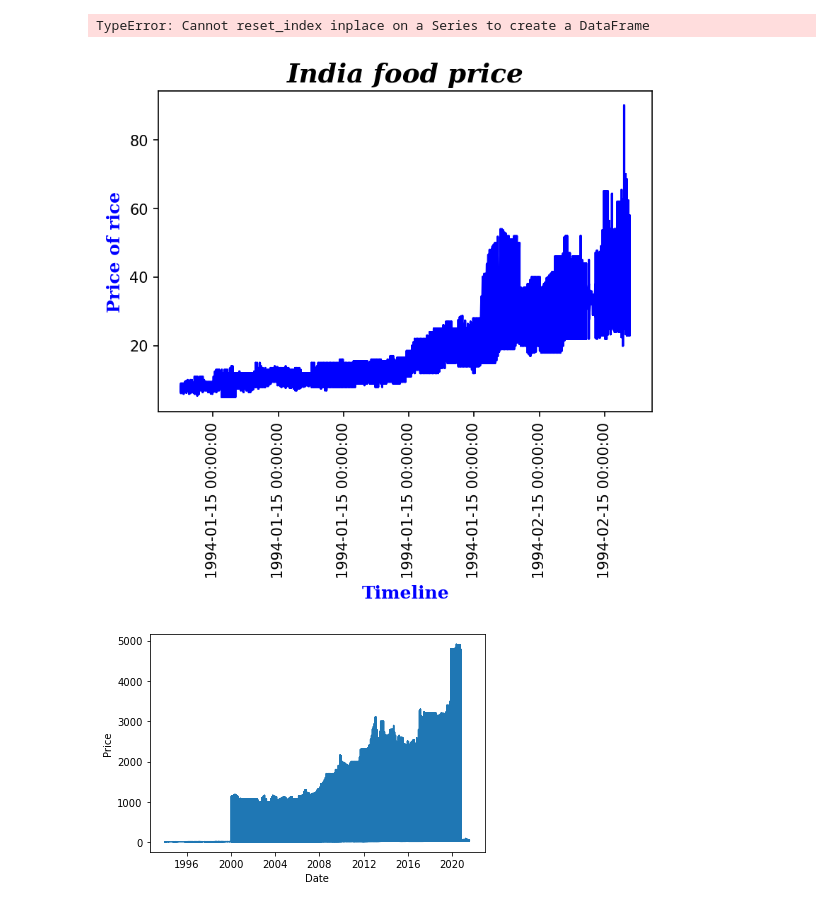
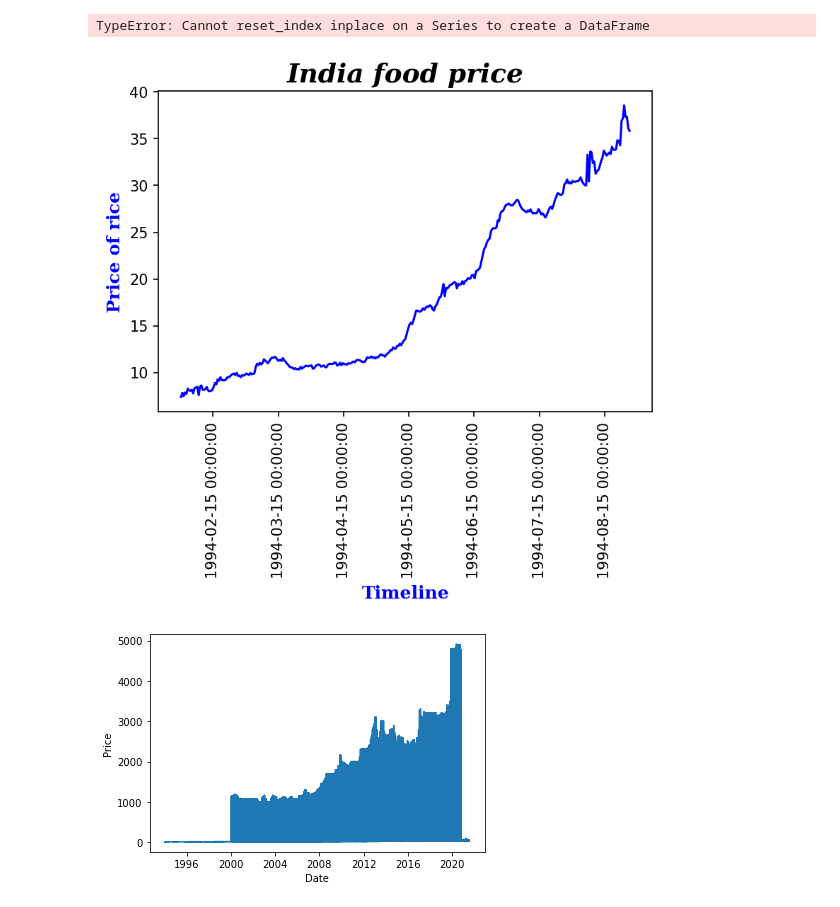
Before and after one commit to kumarnarun/Advanced_concepts_matplotlib, a Jupyter notebook: Matplotlib.ipynb, the cells around one changed output. Cells and saved outputs as stored; diff of their text form; code cells hidden in the pictures.

Commit message:
food_price

```diff
--- a/Matplotlib.ipynb
+++ b/Matplotlib.ipynb
@@ -155,17 +171,17 @@ TypeError: Cannot reset_index inplace on a Series to create a DataFrame
 # %%
 fig = plt.figure(dpi=150)
 ax = fig.add_subplot(1, 1, 1)
 # Plotting Line
 #*******************************************************************
-ax.plot(df_rice_kg['date'], df_rice_kg['price'], label='vals', color='blue')
+ax.plot(grouped_rice['date'], grouped_rice['price'], label='vals', color='blue')
 #*******************************************************************
 # Setting Tick Labels
-ax.set_xticklabels(df_rice_kg['date'], rotation=90)
+ax.set_xticklabels(grouped_rice['date'], rotation=90)
 # Setting Label
 ax.set_xlabel('Timeline', fontdict=xfont)
 ax.set_ylabel('Price of rice', fontdict=yfont)
 # Setting Title
 ax.set_title('India food price', fontdict=title_font)
 plt.show()
 # %% [output]
-[figure, old version]
+[figure, new version]
```
Also changed, not shown: parts of 3 cells of this notebook, 2 other files.
